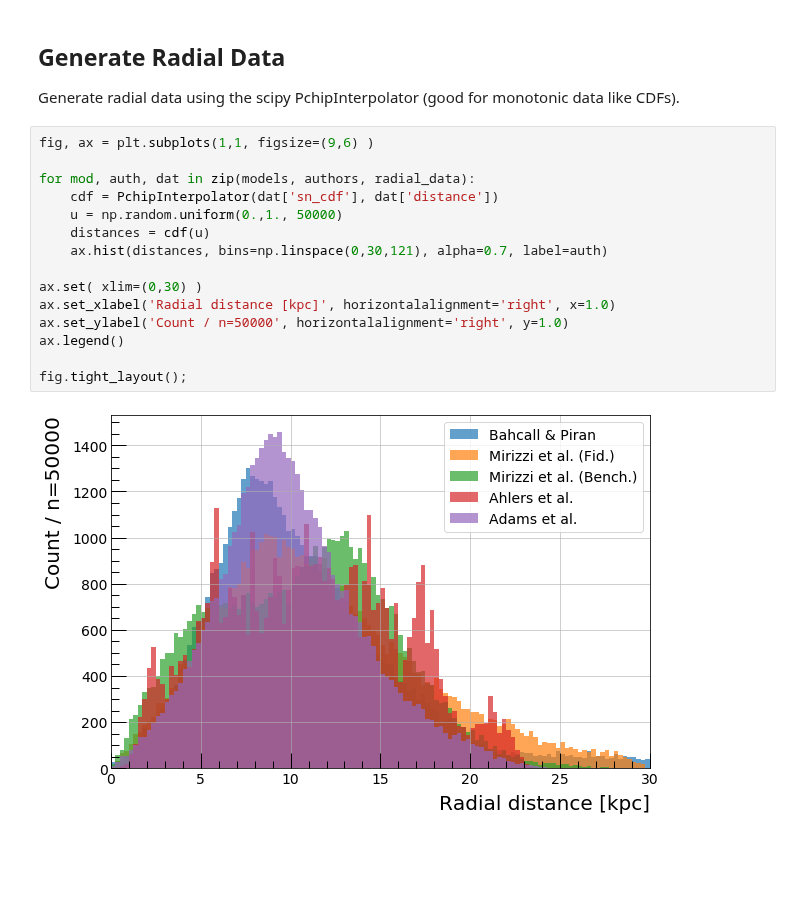
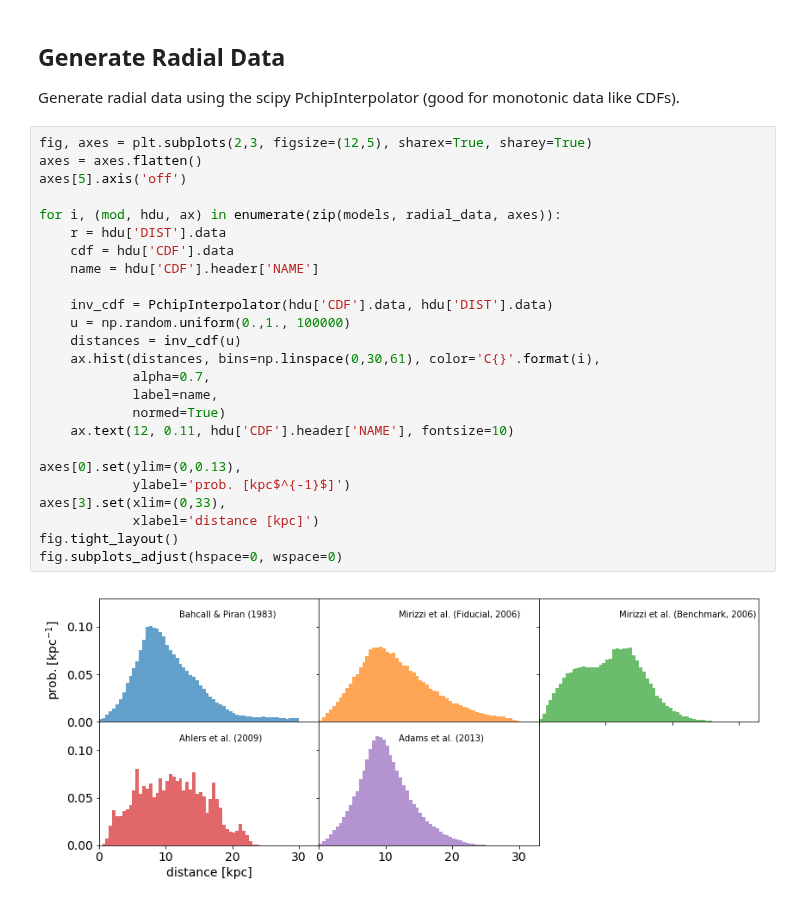
Before and after one commit to icecube/ASTERIA, a Jupyter notebook: docs/nb/stellar_distributions.ipynb, the cells around one changed output. Saved outputs shown, nothing was run; the diff lists cells and outputs as text; blank space fills up the shorter version.

```diff
--- a/docs/nb/stellar_distributions.ipynb
+++ b/docs/nb/stellar_distributions.ipynb
@@ -86,20 +56,30 @@ fig.tight_layout();
 ## Generate Radial Data
 
 Generate radial data using the scipy PchipInterpolator (good for monotonic data like CDFs).
-# %%
-fig, ax = plt.subplots(1,1, figsize=(9,6) )
-
-for mod, auth, dat in zip(models, authors, radial_data):
-    cdf = PchipInterpolator(dat['sn_cdf'], dat['distance'])
-    u = np.random.uniform(0.,1., 50000)
-    distances = cdf(u)
-    ax.hist(distances, bins=np.linspace(0,30,121), alpha=0.7, label=auth)
-
-ax.set( xlim=(0,30) )
-ax.set_xlabel('Radial distance [kpc]', horizontalalignment='right', x=1.0)
-ax.set_ylabel('Count / n=50000', horizontalalignment='right', y=1.0)
-ax.legend()
-
-fig.tight_layout();
-# %% [output]
-[figure, removed]
+# %%
+fig, axes = plt.subplots(2,3, figsize=(12,5), sharex=True, sharey=True)
+axes = axes.flatten()
+axes[5].axis('off')
+
+for i, (mod, hdu, ax) in enumerate(zip(models, radial_data, axes)):
+    r = hdu['DIST'].data
+    cdf = hdu['CDF'].data
+    name = hdu['CDF'].header['NAME']
+
+    inv_cdf = PchipInterpolator(hdu['CDF'].data, hdu['DIST'].data)
+    u = np.random.uniform(0.,1., 100000)
+    distances = inv_cdf(u)
+    ax.hist(distances, bins=np.linspace(0,30,61), color='C{}'.format(i),
+            alpha=0.7,
+            label=name,
+            normed=True)
+    ax.text(12, 0.11, hdu['CDF'].header['NAME'], fontsize=10)
+
+axes[0].set(ylim=(0,0.13),
+            ylabel='prob. [kpc$^{-1}$]')
+axes[3].set(xlim=(0,33),
+            xlabel='distance [kpc]')
+fig.tight_layout()
+fig.subplots_adjust(hspace=0, wspace=0)
+# %% [output]
+[figure, added]
```
Also changed, not shown: parts of 5 cells of this notebook.
